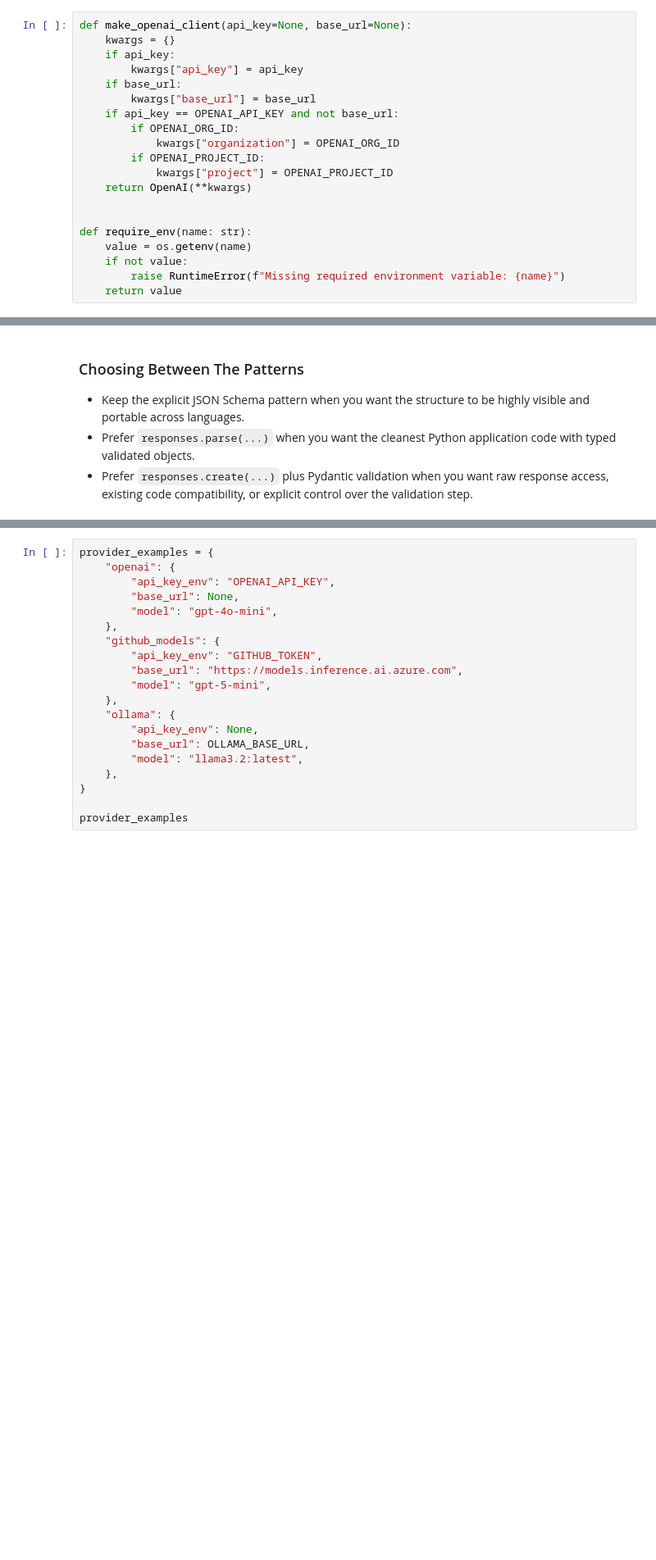
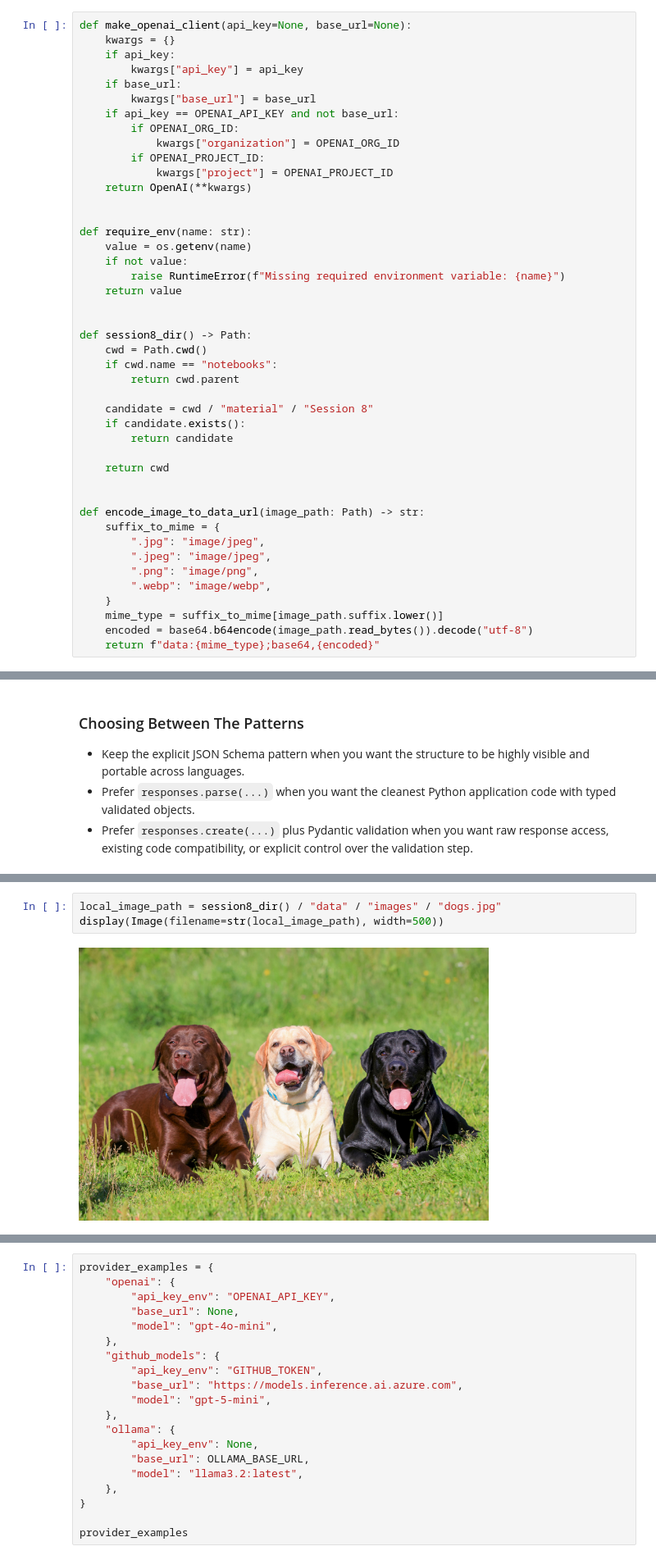
Before and after one commit to data-davey/anlpaut2026, a Jupyter notebook: material/Session 8/notebooks/01_llm_api_access.ipynb, the cells around one changed output, grey strips where cells are left out. Shown at 82% size. Cells and saved outputs as stored; diff of their text form; blank space fills up the shorter version.

Commit message:
session 8: add multimodal api examples

```diff
--- a/material/Session 8/notebooks/01_llm_api_access.ipynb
+++ b/material/Session 8/notebooks/01_llm_api_access.ipynb
@@ -64,6 +66,30 @@ def require_env(name: str):
     if not value:
         raise RuntimeError(f"Missing required environment variable: {name}")
     return value
+
+
+def session8_dir() -> Path:
+    cwd = Path.cwd()
+    if cwd.name == "notebooks":
+        return cwd.parent
+
+    candidate = cwd / "material" / "Session 8"
+    if candidate.exists():
+        return candidate
+
+    return cwd
+
+
+def encode_image_to_data_url(image_path: Path) -> str:
+    suffix_to_mime = {
+        ".jpg": "image/jpeg",
+        ".jpeg": "image/jpeg",
+        ".png": "image/png",
+        ".webp": "image/webp",
+    }
+    mime_type = suffix_to_mime[image_path.suffix.lower()]
+    encoded = base64.b64encode(image_path.read_bytes()).decode("utf-8")
+    return f"data:{mime_type};base64,{encoded}"
 # %% [markdown]
 ## 1. Chat Completions API
 
@@ -234,0 +307,5 @@ Session8Summary(topic='Chunking', use_case='Chunking assists in Improving Retrie
+# %%
+local_image_path = session8_dir() / "data" / "images" / "dogs.jpg"
+display(Image(filename=str(local_image_path), width=500))
+# %% [output]
+[figure, added]
```
Also changed, not shown: parts of 17 cells of this notebook, 2 other files.
